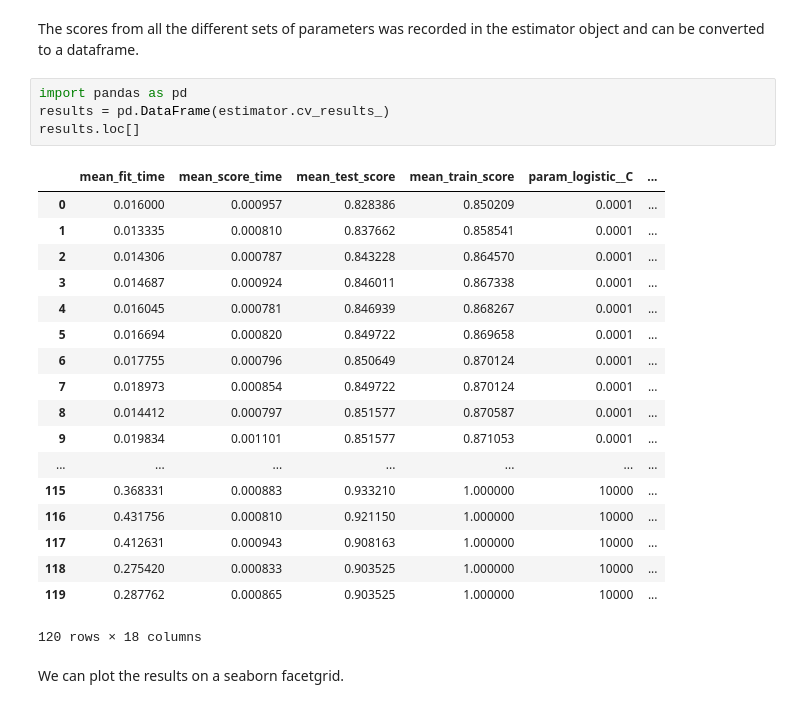
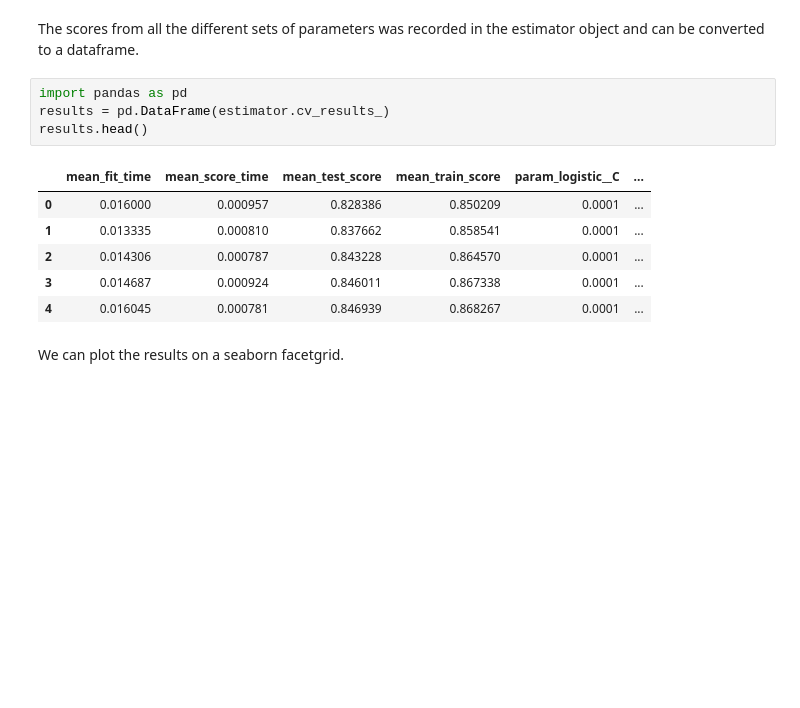
Before and after one commit to IsabelGP/boot-camps, a Jupyter notebook: Data science pipeline.ipynb, the cells around one changed output. Drawn from its saved outputs; the diff is of its cells as text; blank space fills up the shorter version.

```diff
--- a/Data science pipeline.ipynb
+++ b/Data science pipeline.ipynb
@@ -235,26 +235,14 @@ The scores from all the different sets of parameters was recorded in the estimat
 # %%
 import pandas as pd
 results = pd.DataFrame(estimator.cv_results_)
-results.loc[]
+results.head()
 # %% [output]
 |  | mean_fit_time | mean_score_time | mean_test_score | mean_train_score | param_logistic__C | ... |
 | 0 | 0.016000 | 0.000957 | 0.828386 | 0.850209 | 0.0001 | ... |
 | 1 | 0.013335 | 0.000810 | 0.837662 | 0.858541 | 0.0001 | ... |
 | 2 | 0.014306 | 0.000787 | 0.843228 | 0.864570 | 0.0001 | ... |
 | 3 | 0.014687 | 0.000924 | 0.846011 | 0.867338 | 0.0001 | ... |
 | 4 | 0.016045 | 0.000781 | 0.846939 | 0.868267 | 0.0001 | ... |
-| 5 | 0.016694 | 0.000820 | 0.849722 | 0.869658 | 0.0001 | ... |
-| 6 | 0.017755 | 0.000796 | 0.850649 | 0.870124 | 0.0001 | ... |
-| 7 | 0.018973 | 0.000854 | 0.849722 | 0.870124 | 0.0001 | ... |
-| 8 | 0.014412 | 0.000797 | 0.851577 | 0.870587 | 0.0001 | ... |
-| 9 | 0.019834 | 0.001101 | 0.851577 | 0.871053 | 0.0001 | ... |
-| ... | ... | ... | ... | ... | ... | ... |
-| 115 | 0.368331 | 0.000883 | 0.933210 | 1.000000 | 10000 | ... |
-| 116 | 0.431756 | 0.000810 | 0.921150 | 1.000000 | 10000 | ... |
-| 117 | 0.412631 | 0.000943 | 0.908163 | 1.000000 | 10000 | ... |
-| 118 | 0.275420 | 0.000833 | 0.903525 | 1.000000 | 10000 | ... |
-| 119 | 0.287762 | 0.000865 | 0.903525 | 1.000000 | 10000 | ... |
-120 rows × 18 columns
 # %% [markdown]
 We can plot the results on a seaborn facetgrid.
 # %%
```
